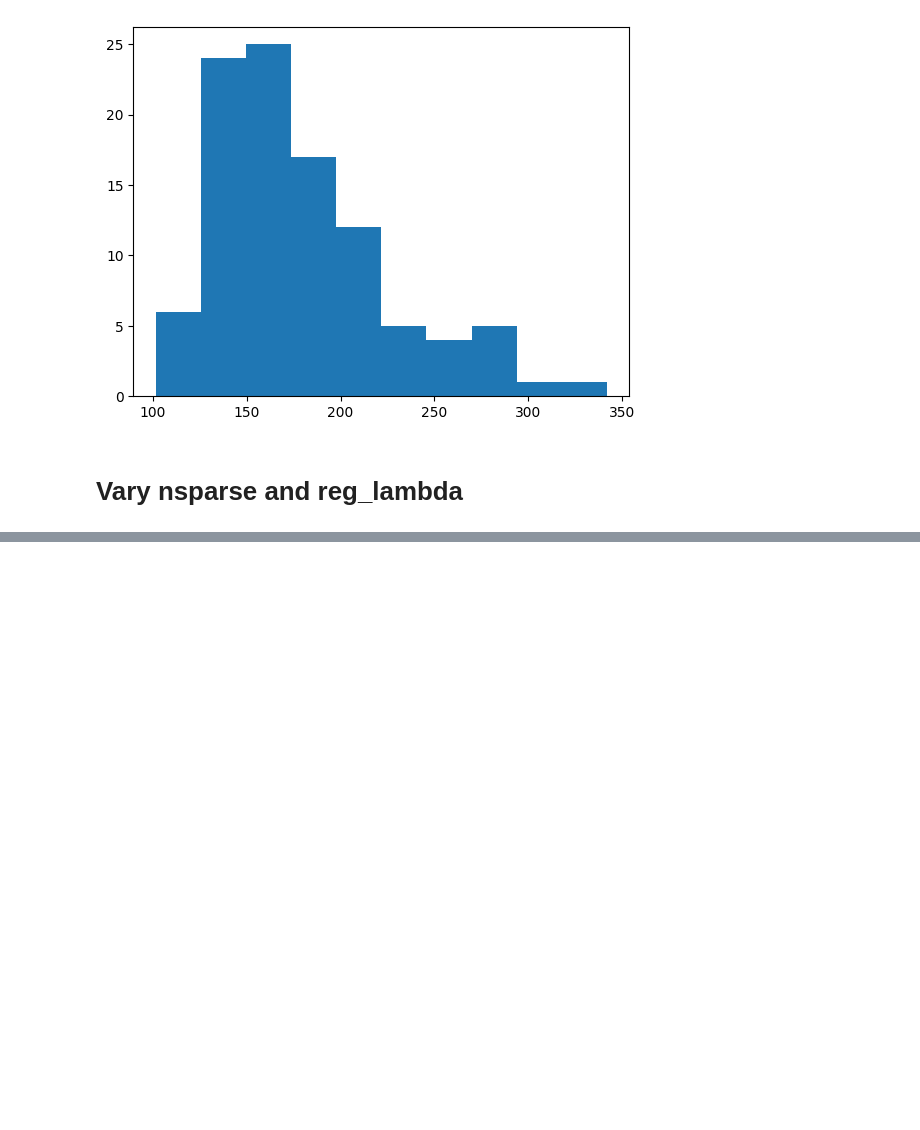
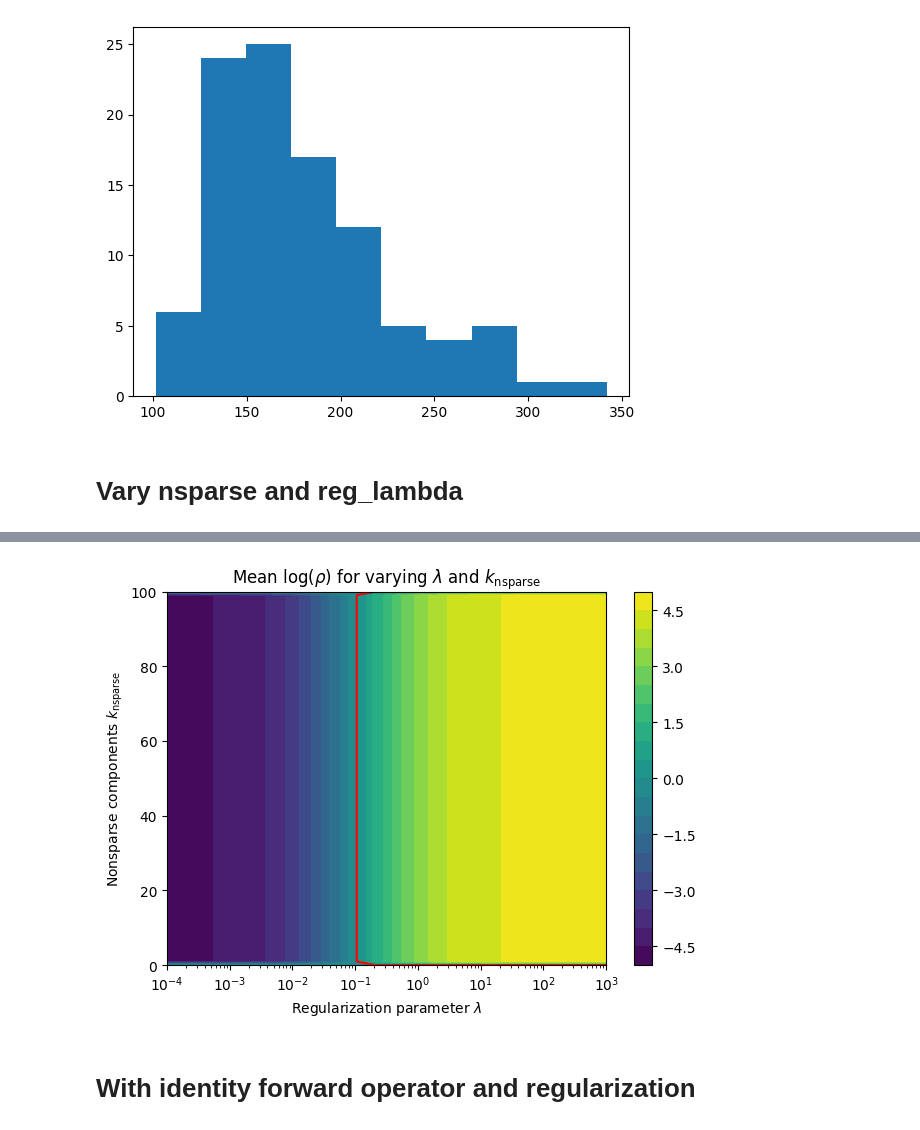
Before and after one commit to jlindbloom/jlinops, a Jupyter notebook: docs/source/notebooks/priorconditioning_study/priorconditioning_study_part_2.ipynb, the cells around one changed output, grey strips where cells are left out. Saved outputs shown, nothing was run; the diff lists cells and outputs as text; code cells hidden in the pictures; blank space fills up the shorter version.

```diff
--- a/docs/source/notebooks/priorconditioning_study/priorconditioning_study_part_2.ipynb
+++ b/docs/source/notebooks/priorconditioning_study/priorconditioning_study_part_2.ipynb
@@ -620,0 +713,10 @@ plt.show()
+# %%
+# Define the range and grid density for the parameters
+# x =  np.float64(np.arange(start=1, stop=100, step=3)) # blur
+# y =  np.arange(start=0, stop=100, step=5) # number of nonsparse components
+
+x = np.logspace(-4, 3, num=20) # reg_lambdas
+y =  np.arange(start=0, stop=101, step=1) # number of nonsparse components
+
+# Create a meshgrid for the parameters
+X, Y = np.meshgrid(x, y)
@@ -620,0 +728,23 @@ plt.show()
+# %%
+# Create the heatmap
+plt.contourf(X, Y, np.log(Z), 20, cmap='viridis')
+# Add a color bar to show the scale
+plt.colorbar()
+
+plt.contour(X, Y, np.log(Z), levels=[0.0], colors='red')
+plt.xscale("log")
+
+
+# Add labels and title if desired
+plt.xlabel('Regularization parameter $\lambda$')
+plt.ylabel('Nonsparse components $k_{\\text{nsparse}}$')
+plt.title('Mean $\log(\\rho)$ for varying $\lambda$ and $k_{\\text{nsparse}}$')
+plt.tight_layout()
+plt.savefig("sparsity_identity_conditioning_varying_reg_nsparse.png", dpi=250, bbox_inches="tight")
+plt.savefig("sparsity_identity_conditioning_varying_reg_nsparse.eps", bbox_inches="tight")
+# Show the plot
+plt.show()
+# %% [output]
+[figure, added]
+# %% [markdown]
+# With identity forward operator and regularization
```
Also changed, not shown: parts of 27 cells of this notebook, 25 other files.
